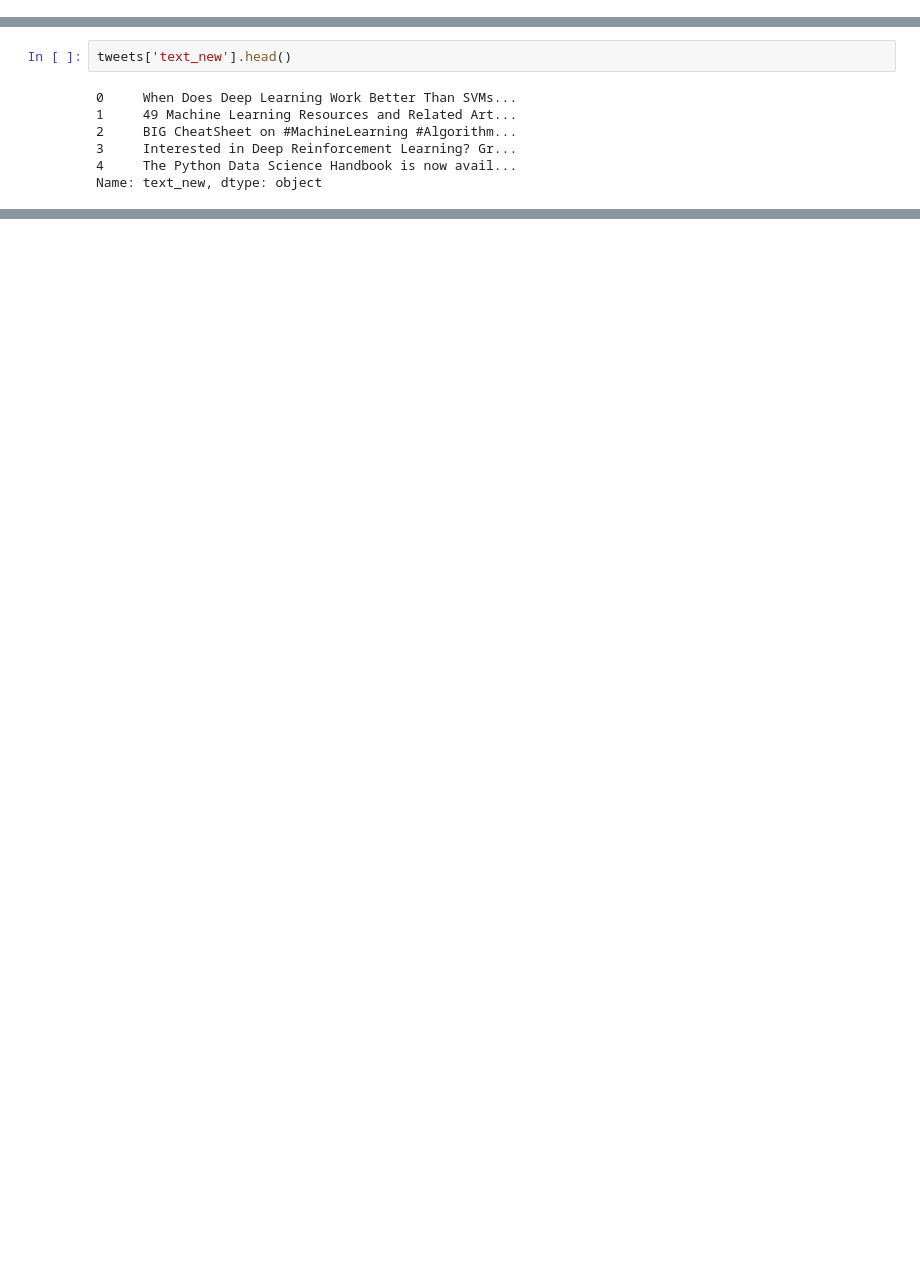
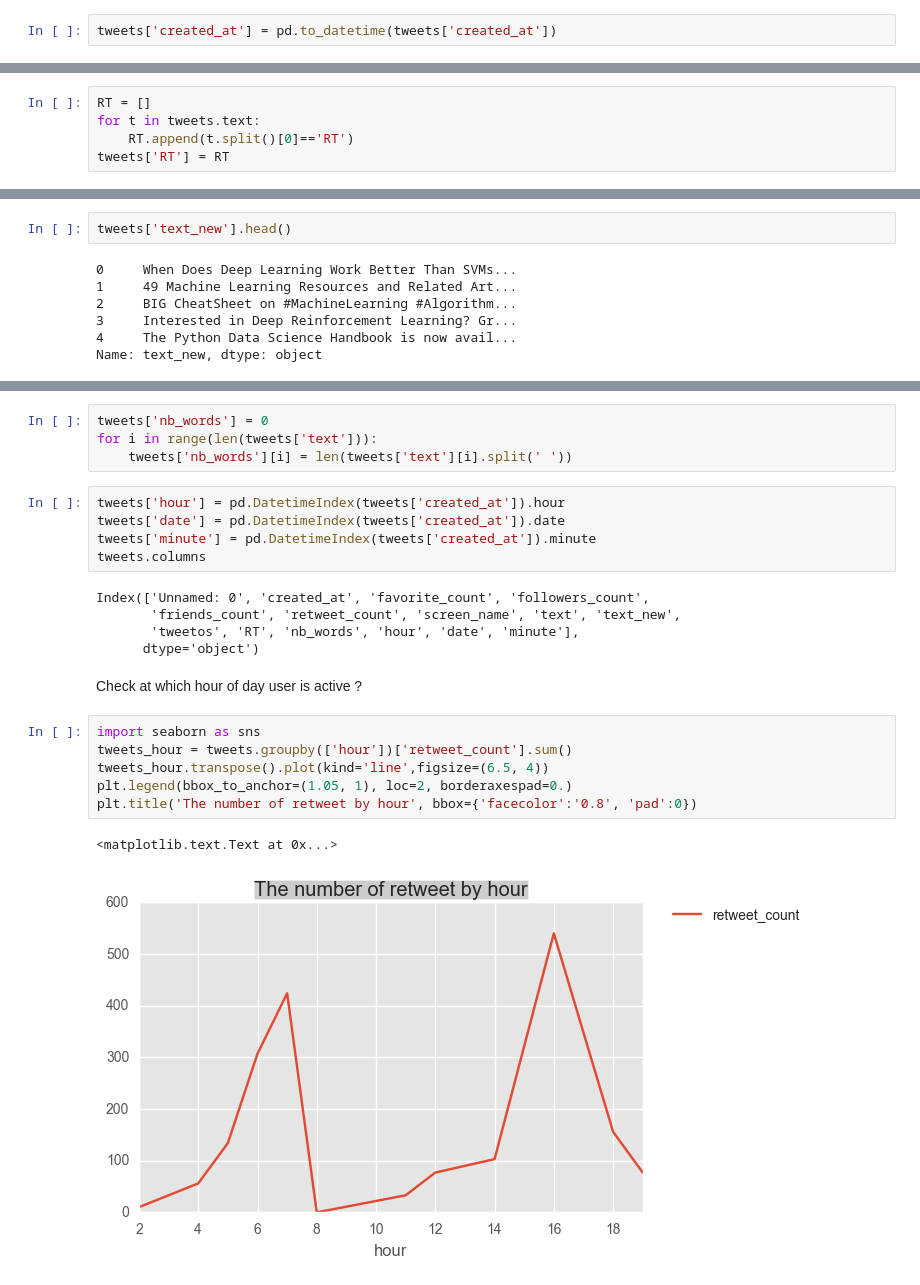
Before and after one commit to sayalidzambre/UserSentimentsAnalysis, a Jupyter notebook: CandidateAnalysis/predict-sentiment-of-user.ipynb, the cells around one changed output, grey strips where cells are left out. Saved outputs shown, nothing was run; the diff lists cells and outputs as text; blank space fills up the shorter version.

```diff
--- a/CandidateAnalysis/predict-sentiment-of-user.ipynb
+++ b/CandidateAnalysis/predict-sentiment-of-user.ipynb
@@ -40,3 +30,5 @@ tweets.head()
+# %%
+tweets['created_at'] = pd.to_datetime(tweets['created_at'])
 # %%
 import re
 #Preprocessing del RT @blablabla:
@@ -65,6 +57,11 @@ for i in range(len(tweets['text'])):
             tweets['text_new'][i]=tweets['text'][i]
     else:
         tweets['text_new'][i] =  tweets['text'][i]
+# %%
+RT = []
+for t in tweets.text:
+    RT.append(t.split()[0]=='RT')
+tweets['RT'] = RT
 # %%
 tweets['tweetos'].head()
 # %% [output]
@@ -85,0 +98,25 @@ Name: text_new, dtype: object
+# %%
+tweets['nb_words'] = 0
+for i in range(len(tweets['text'])):
+    tweets['nb_words'][i] = len(tweets['text'][i].split(' '))
+# %%
+tweets['hour'] = pd.DatetimeIndex(tweets['created_at']).hour
+tweets['date'] = pd.DatetimeIndex(tweets['created_at']).date
+tweets['minute'] = pd.DatetimeIndex(tweets['created_at']).minute
+tweets.columns
+# %% [output]
+Index(['Unnamed: 0', 'created_at', 'favorite_count', 'followers_count',
+       'friends_count', 'retweet_count', 'screen_name', 'text', 'text_new',
+       'tweetos', 'RT', 'nb_words', 'hour', 'date', 'minute'],
+      dtype='object')
+# %% [markdown]
+Check at which hour of day user is active ?
+# %%
+import seaborn as sns
+tweets_hour = tweets.groupby(['hour'])['retweet_count'].sum()
+tweets_hour.transpose().plot(kind='line',figsize=(6.5, 4))
+plt.legend(bbox_to_anchor=(1.05, 1), loc=2, borderaxespad=0.)
+plt.title('The number of retweet by hour', bbox={'facecolor':'0.8', 'pad':0})
+# %% [output]
+<matplotlib.text.Text at 0x...>
+[figure, added]
```
Also changed, not shown: parts of 8 cells of this notebook.
